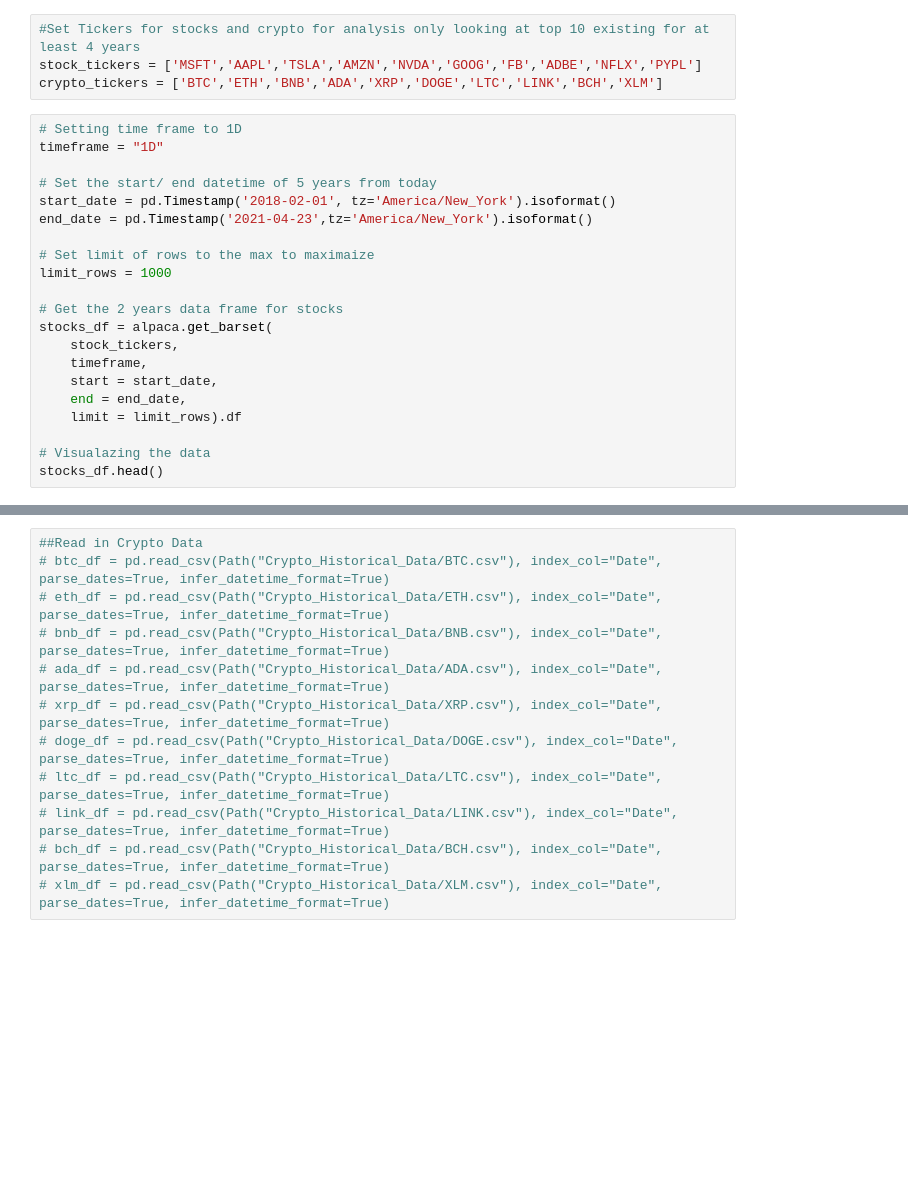
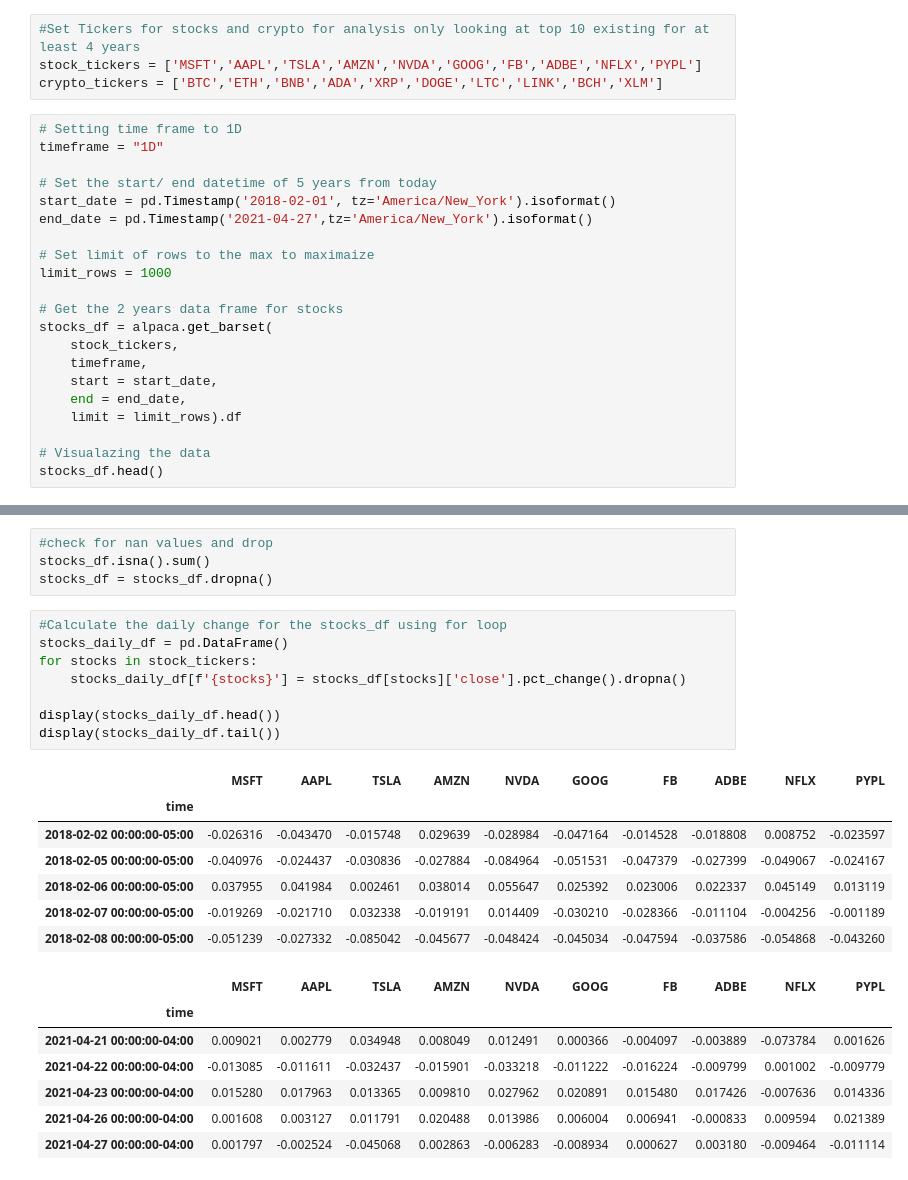
Before and after one commit to rulo96z/Crypto_Diversification_Analysis, a Jupyter notebook: analysis.ipynb, the cells around one changed output, grey strips where cells are left out. Saved outputs shown, nothing was run; the diff lists cells and outputs as text; blank space fills up the shorter version.

```diff
--- a/analysis.ipynb
+++ b/analysis.ipynb
@@ -31,7 +30,7 @@ timeframe = "1D"
 
 # Set the start/ end datetime of 5 years from today
 start_date = pd.Timestamp('2018-02-01', tz='America/New_York').isoformat()
-end_date = pd.Timestamp('2021-04-23',tz='America/New_York').isoformat()
+end_date = pd.Timestamp('2021-04-27',tz='America/New_York').isoformat()
 
 # Set limit of rows to the max to maximaize
 limit_rows = 1000
@@ -82,12 +90,27 @@ crypto_daily_df.head()
-# %%
-##Read in Crypto Data
-# btc_df = pd.read_csv(Path("Crypto_Historical_Data/BTC.csv"), index_col="Date", parse_dates=True, infer_datetime_format=True)
-# eth_df = pd.read_csv(Path("Crypto_Historical_Data/ETH.csv"), index_col="Date", parse_dates=True, infer_datetime_format=True)
-# bnb_df = pd.read_csv(Path("Crypto_Historical_Data/BNB.csv"), index_col="Date", parse_dates=True, infer_datetime_format=True)
-# ada_df = pd.read_csv(Path("Crypto_Historical_Data/ADA.csv"), index_col="Date", parse_dates=True, infer_datetime_format=True)
-# xrp_df = pd.read_csv(Path("Crypto_Historical_Data/XRP.csv"), index_col="Date", parse_dates=True, infer_datetime_format=True)
-# doge_df = pd.read_csv(Path("Crypto_Historical_Data/DOGE.csv"), index_col="Date", parse_dates=True, infer_datetime_format=True)
-# ltc_df = pd.read_csv(Path("Crypto_Historical_Data/LTC.csv"), index_col="Date", parse_dates=True, infer_datetime_format=True)
-# link_df = pd.read_csv(Path("Crypto_Historical_Data/LINK.csv"), index_col="Date", parse_dates=True, infer_datetime_format=True)
-# bch_df = pd.read_csv(Path("Crypto_Historical_Data/BCH.csv"), index_col="Date", parse_dates=True, infer_datetime_format=True)
-# xlm_df = pd.read_csv(Path("Crypto_Historical_Data/XLM.csv"), index_col="Date", parse_dates=True, infer_datetime_format=True)
+# %%
+#check for nan values and drop
+stocks_df.isna().sum()
+stocks_df = stocks_df.dropna()
+# %%
+#Calculate the daily change for the stocks_df using for loop
+stocks_daily_df = pd.DataFrame()
+for stocks in stock_tickers:
+    stocks_daily_df[f'{stocks}'] = stocks_df[stocks]['close'].pct_change().dropna()
+
+display(stocks_daily_df.head())
+display(stocks_daily_df.tail())
+# %% [output]
+|  | MSFT | AAPL | TSLA | AMZN | NVDA | GOOG | FB | ADBE | NFLX | PYPL |
+| time |  |  |  |  |  |  |  |  |  |  |
+| 2018-02-02 00:00:00-05:00 | -0.026316 | -0.043470 | -0.015748 | 0.029639 | -0.028984 | -0.047164 | -0.014528 | -0.018808 | 0.008752 | -0.023597 |
+| 2018-02-05 00:00:00-05:00 | -0.040976 | -0.024437 | -0.030836 | -0.027884 | -0.084964 | -0.051531 | -0.047379 | -0.027399 | -0.049067 | -0.024167 |
+| 2018-02-06 00:00:00-05:00 | 0.037955 | 0.041984 | 0.002461 | 0.038014 | 0.055647 | 0.025392 | 0.023006 | 0.022337 | 0.045149 | 0.013119 |
+| 2018-02-07 00:00:00-05:00 | -0.019269 | -0.021710 | 0.032338 | -0.019191 | 0.014409 | -0.030210 | -0.028366 | -0.011104 | -0.004256 | -0.001189 |
+| 2018-02-08 00:00:00-05:00 | -0.051239 | -0.027332 | -0.085042 | -0.045677 | -0.048424 | -0.045034 | -0.047594 | -0.037586 | -0.054868 | -0.043260 |
+|  | MSFT | AAPL | TSLA | AMZN | NVDA | GOOG | FB | ADBE | NFLX | PYPL |
+| time |  |  |  |  |  |  |  |  |  |  |
+| 2021-04-21 00:00:00-04:00 | 0.009021 | 0.002779 | 0.034948 | 0.008049 | 0.012491 | 0.000366 | -0.004097 | -0.003889 | -0.073784 | 0.001626 |
+| 2021-04-22 00:00:00-04:00 | -0.013085 | -0.011611 | -0.032437 | -0.015901 | -0.033218 | -0.011222 | -0.016224 | -0.009799 | 0.001002 | -0.009779 |
+| 2021-04-23 00:00:00-04:00 | 0.015280 | 0.017963 | 0.013365 | 0.009810 | 0.027962 | 0.020891 | 0.015480 | 0.017426 | -0.007636 | 0.014336 |
+| 2021-04-26 00:00:00-04:00 | 0.001608 | 0.003127 | 0.011791 | 0.020488 | 0.013986 | 0.006004 | 0.006941 | -0.000833 | 0.009594 | 0.021389 |
+| 2021-04-27 00:00:00-04:00 | 0.001797 | -0.002524 | -0.045068 | 0.002863 | -0.006283 | -0.008934 | 0.000627 | 0.003180 | -0.009464 | -0.011114 |
```
Also changed, not shown: parts of 8 cells of this notebook.
